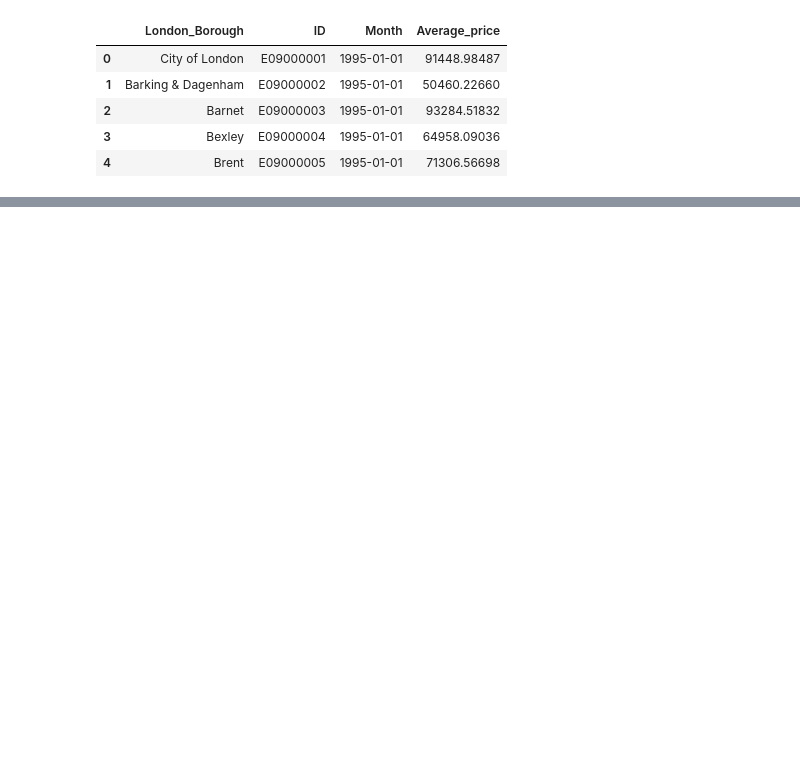
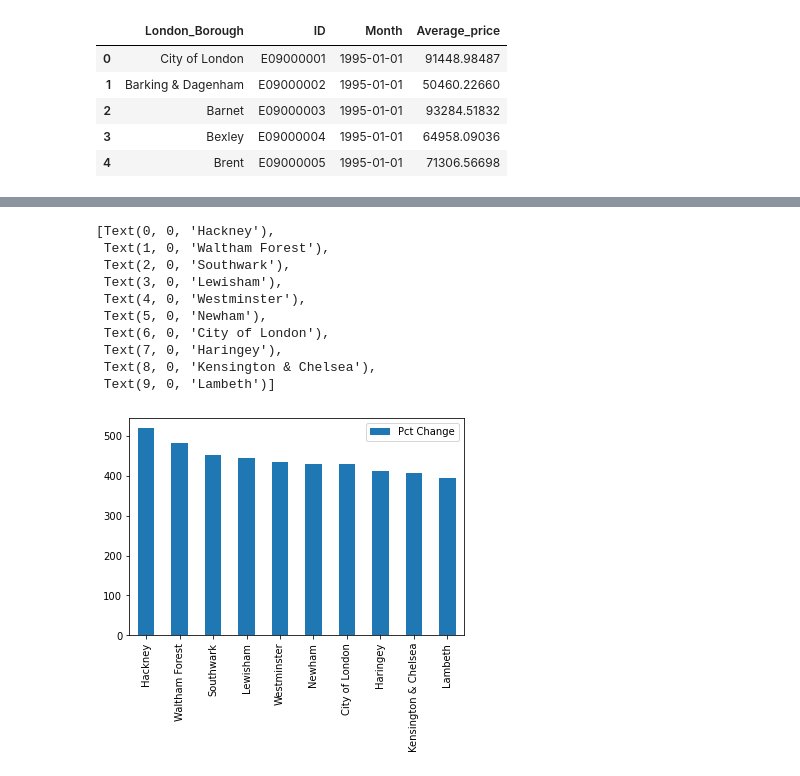
Before and after one commit to AMersman/BootcampAssingments, a Jupyter notebook: MersmanA_London_Project.ipynb, the cells around one changed output, grey strips where cells are left out. Cells and saved outputs as stored; diff of their text form; code cells hidden in the pictures; blank space fills up the shorter version.

```diff
--- a/MersmanA_London_Project.ipynb
+++ b/MersmanA_London_Project.ipynb
@@ -222,0 +338,5 @@ df.head()
+# %%
+df_ratios_T = df_ratios.transpose()
+# %%
+df_ratios_T=df_ratios_T.reset_index()
+df_ratios_T.head()
@@ -222,0 +350,3 @@ df.head()
+# %%
+df_ratios_T.rename(columns={'index':'Borough', 0 : 'Pct Change'}, inplace=True)
+df_ratios_T.head()
@@ -222,0 +360,3 @@ df.head()
+# %%
+top10 = df_ratios_T.sort_values(by = 'Pct Change', ascending = False).head(10)
+print(top10)
@@ -222,0 +375,16 @@ df.head()
+# %%
+#plot top10
+grph_top10=top10[['Borough','Pct Change']].plot(kind='bar')
+grph_top10.set_xticklabels(top10.Borough)
+# %% [output]
+[Text(0, 0, 'Hackney'),
+ Text(1, 0, 'Waltham Forest'),
+ Text(2, 0, 'Southwark'),
+ Text(3, 0, 'Lewisham'),
+ Text(4, 0, 'Westminster'),
+ Text(5, 0, 'Newham'),
+ Text(6, 0, 'City of London'),
+ Text(7, 0, 'Haringey'),
+ Text(8, 0, 'Kensington & Chelsea'),
+ Text(9, 0, 'Lambeth')]
+[figure, added]
```
Also changed, not shown: parts of 29 cells of this notebook.
